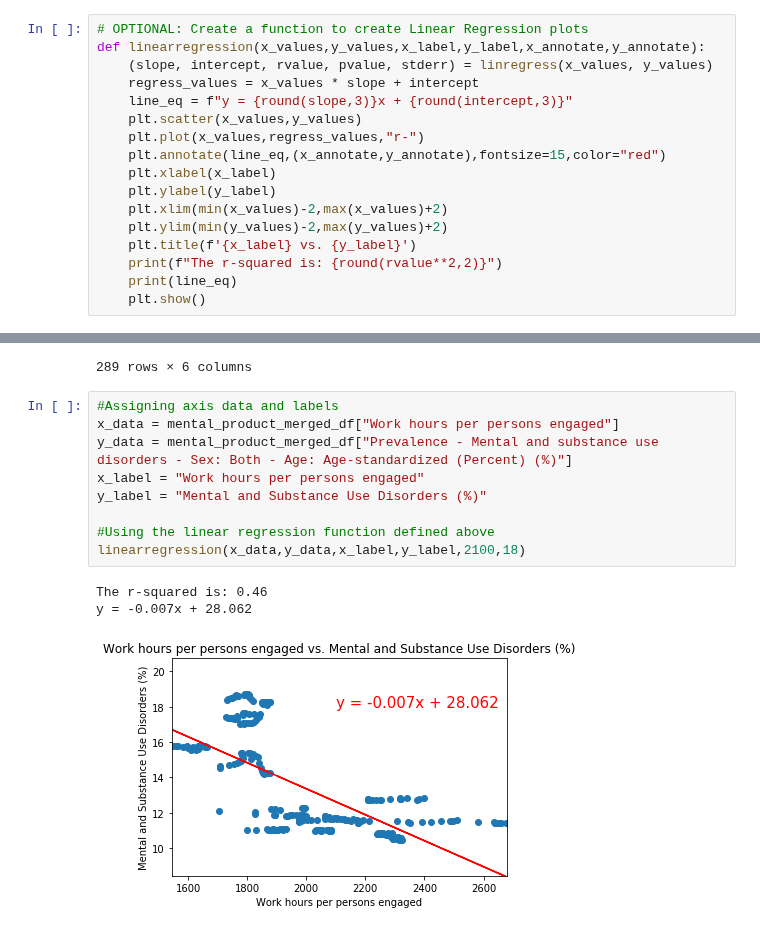
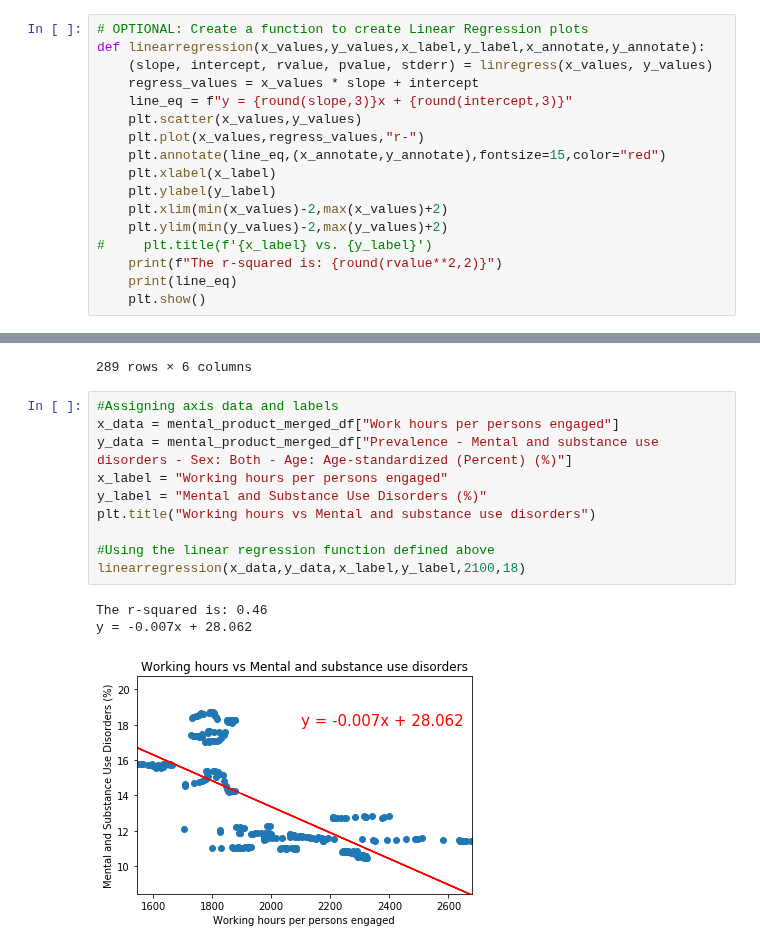
Before and after one commit to JeremyBrent/RUDS_project_1, a Jupyter notebook: Data_analysis.ipynb, the cells around one changed output, grey strips where cells are left out. Cells and saved outputs as stored; diff of their text form.

```diff
--- a/Data_analysis.ipynb
+++ b/Data_analysis.ipynb
@@ -318,7 +330,7 @@ def linearregression(x_values,y_values,x_label,y_label,x_annotate,y_annotate):
     plt.ylabel(y_label)
     plt.xlim(min(x_values)-2,max(x_values)+2)
     plt.ylim(min(y_values)-2,max(y_values)+2)
-    plt.title(f'{x_label} vs. {y_label}')
+#     plt.title(f'{x_label} vs. {y_label}')
     print(f"The r-squared is: {round(rvalue**2,2)}")
     print(line_eq)
     plt.show()
@@ -376,13 +399,14 @@ mental_product_merged_df
 # %%
 #Assigning axis data and labels
 x_data = mental_product_merged_df["Work hours per persons engaged"]
 y_data = mental_product_merged_df["Prevalence - Mental and substance use disorders - Sex: Both - Age: Age-standardized (Percent) (%)"]
-x_label = "Work hours per persons engaged"
+x_label = "Working hours per persons engaged"
 y_label = "Mental and Substance Use Disorders (%)"
+plt.title("Working hours vs Mental and substance use disorders")
 
 #Using the linear regression function defined above
 linearregression(x_data,y_data,x_label,y_label,2100,18)
 # %% [output]
 The r-squared is: 0.46
 y = -0.007x + 28.062
-[figure, old version]
+[figure, new version]
```
Also changed, not shown: parts of 10 cells of this notebook.
